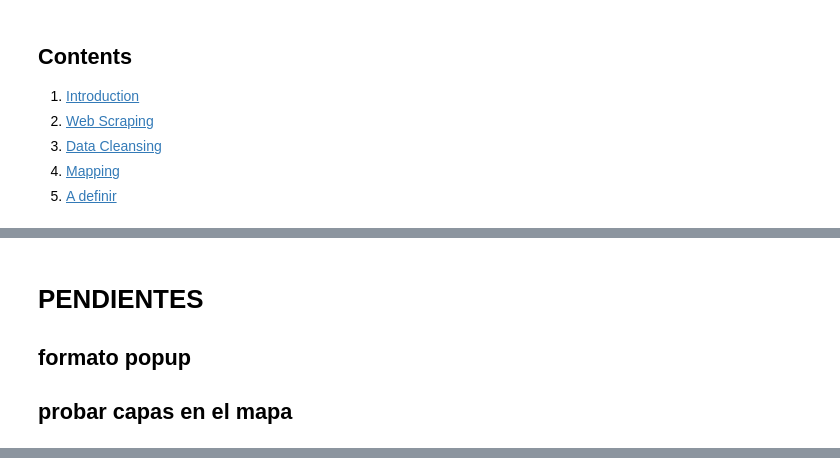
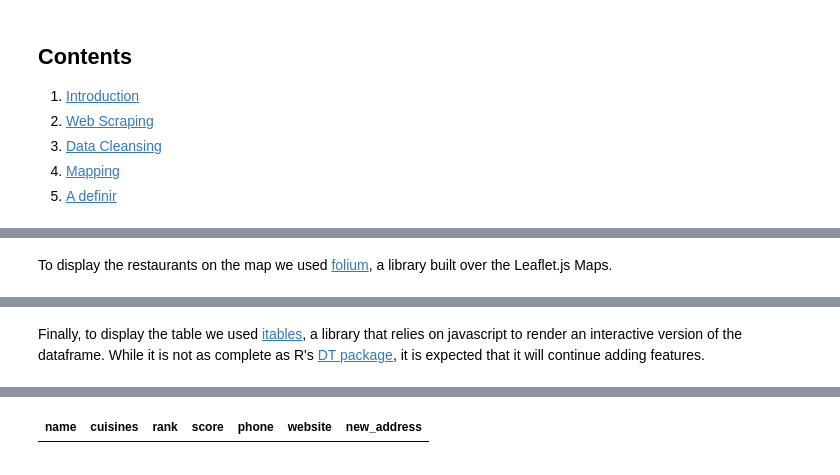
Before and after one commit to Nico-Mori/personal-projects, a Jupyter notebook: BA Food Map/BAfoodmap.ipynb, the cells around one changed output, grey strips where cells are left out. Cells and saved outputs as stored; diff of their text form; code cells hidden in the pictures.

```diff
--- a/BA Food Map/BAfoodmap.ipynb
+++ b/BA Food Map/BAfoodmap.ipynb
@@ -257,3 +321,5 @@ restaurants.head(2)
+# %% [markdown]
+To display the restaurants on the map we used [folium](https://python-visualization.github.io/folium/index.html), a library built over the Leaflet.js Maps.
 # %%
 m = folium.Map(location=[-34.6083,-58.4212], tiles='cartodbpositron', zoom_start=12)
 
@@ -288,4 +351,8 @@ m
-# %% [markdown]
-# PENDIENTES
-## formato popup
-## probar capas en el mapa
+# %% [markdown]
+Finally, to display the table we used [itables](https://github.com/mwouts/itables), a library that relies on javascript to render an interactive version of the dataframe. While it is not as complete as R's [DT package](https://rstudio.github.io/DT/), it is expected that it will continue adding features.
+# %%
+from itables import init_notebook_mode
+init_notebook_mode(all_interactive=True)
+
+restaurants[['name', 'cuisines', 'rank', 'score', 'phone', 'website', 'new_address']]
+# %% [output]
@@ -291,0 +360 @@ m
+| name | cuisines | rank | score | phone | website | new_address |
```
Also changed, not shown: parts of 28 cells of this notebook, 7 other files.
